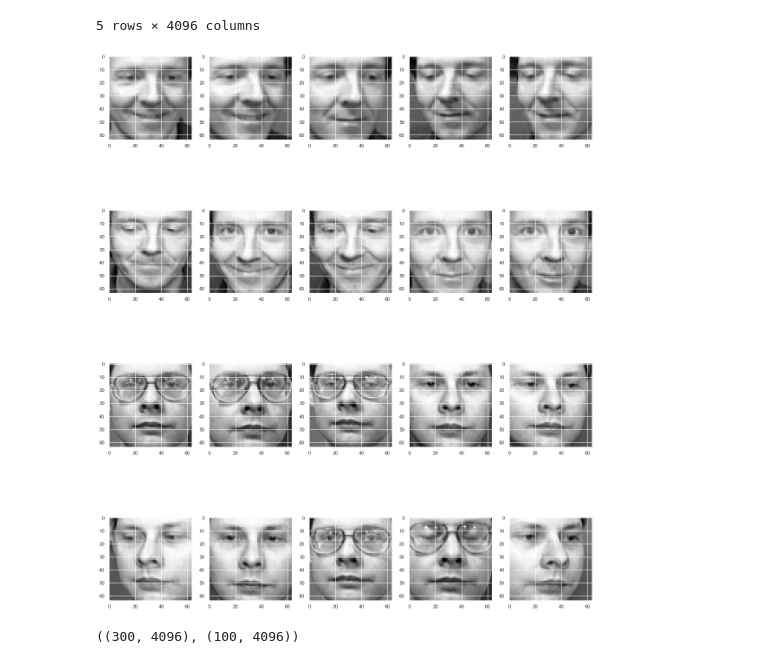
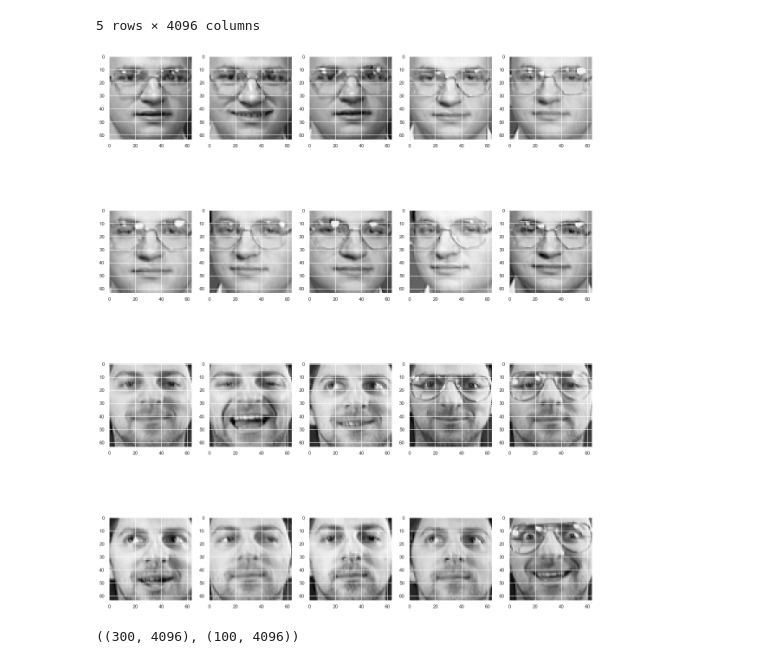
Before and after one commit to melanieshi0120/Principal_Component_Analysis-PCA-_Facial_Recognition, a Jupyter notebook: PC_ for_Facial_Image_Recognition.ipynb, the cells around one changed output. Cells and saved outputs as stored; diff of their text form; code cells hidden in the pictures.

Commit message:
update code and images

```diff
--- a/PC_ for_Facial_Image_Recognition.ipynb
+++ b/PC_ for_Facial_Image_Recognition.ipynb
@@ -39,12 +39,12 @@ pd.DataFrame(inputs).head()  # take a look at first rows
 # %%
 # take a look at our face images
 plt.figure(figsize=(20,25))
-for i in range(20,40):
-    plt.subplot(4,5,i-19)
+for i in range(50,70):
+    plt.subplot(4,5,i-49)
     plt.imshow(data.images[i], cmap=plt.cm.gray)
 plt.show()
 # %% [output]
-[figure, old version]
+[figure, new version]
 # %%
 # there are total 400 images and each person has ten pictures .
 # there are 400/10=40 people in our dataset
```
Also changed, not shown: parts of 3 cells of this notebook, 21 other files.
